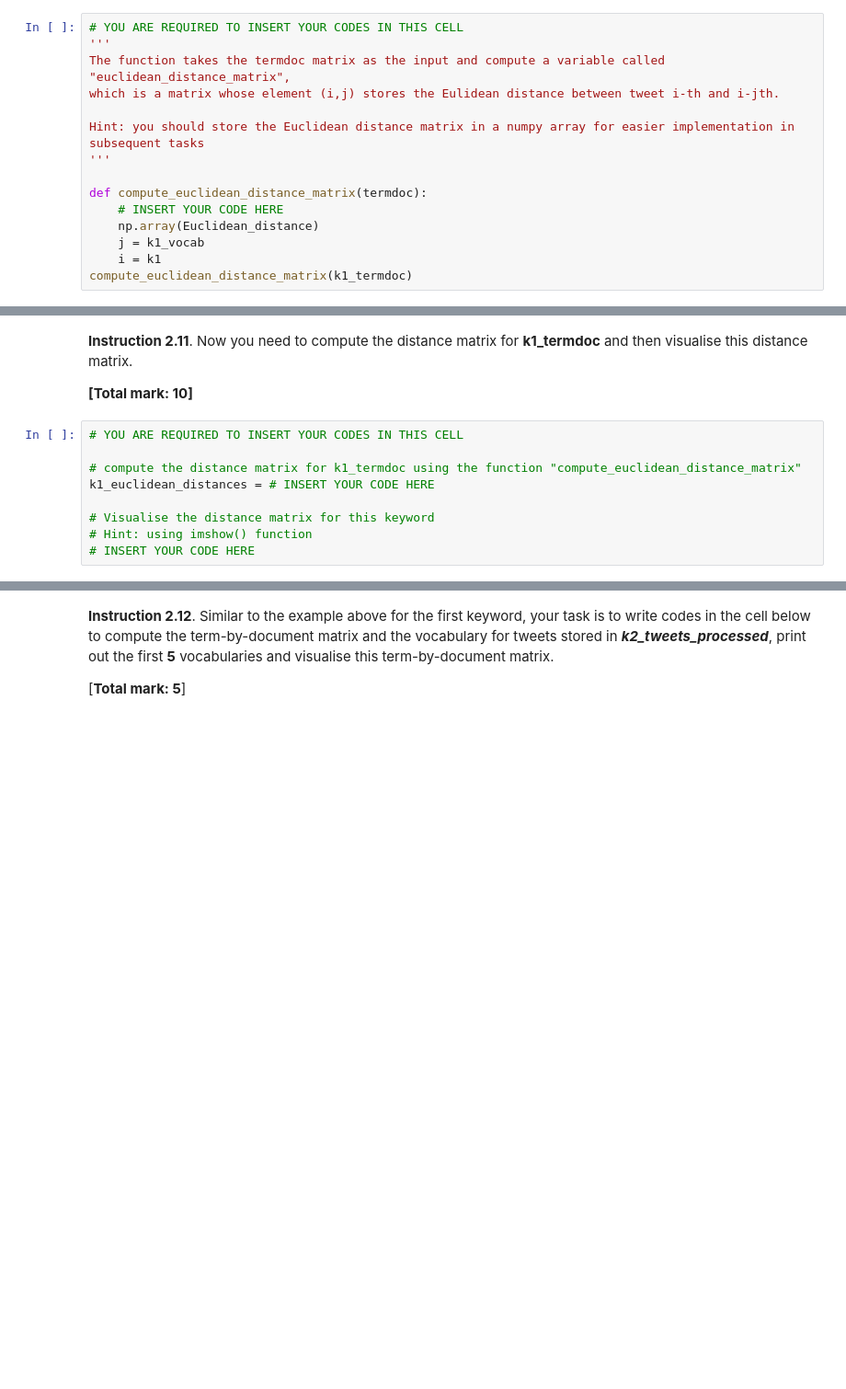
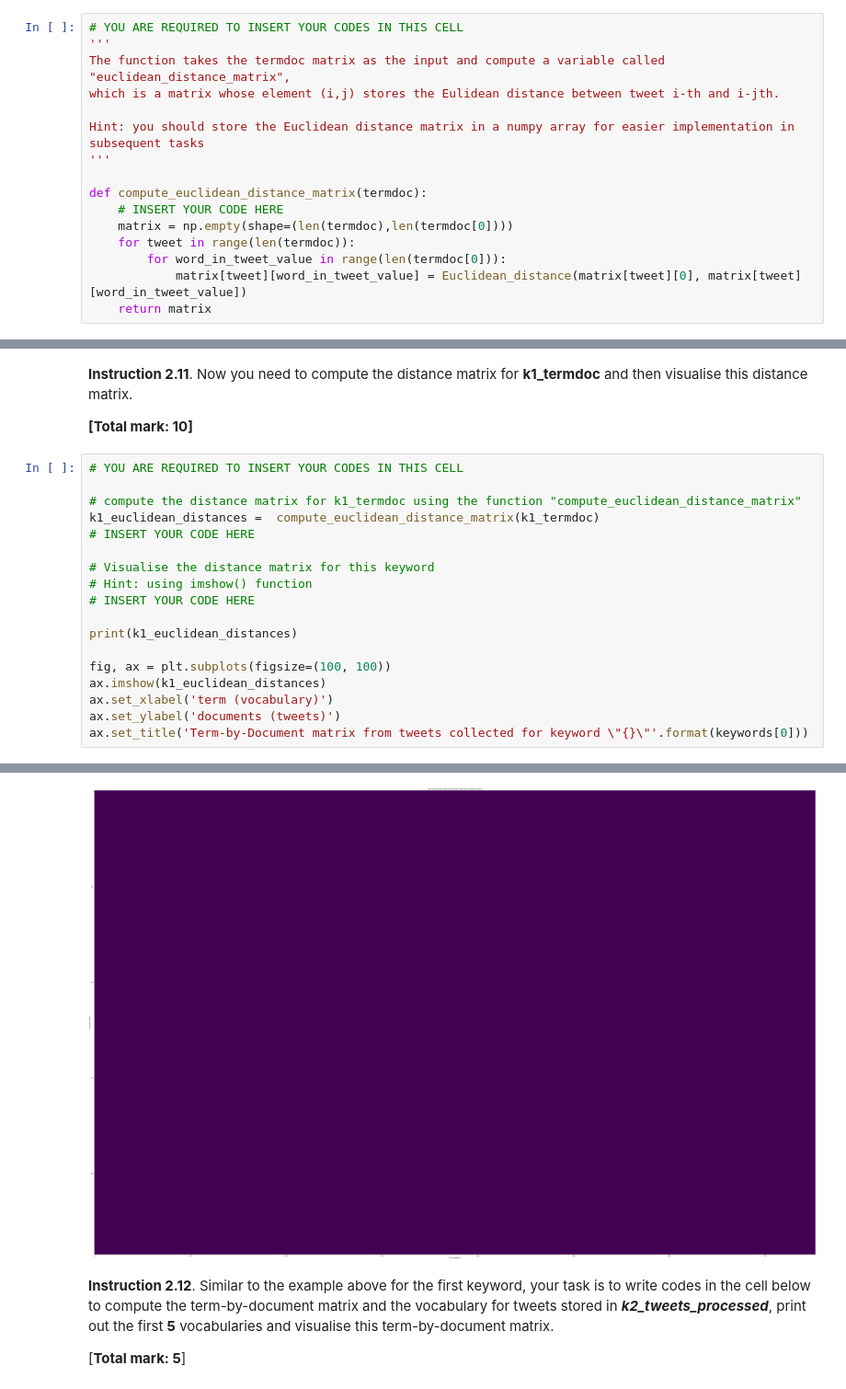
Before and after one commit to fbamashmos/codegeeks, a Jupyter notebook: workneededassign2 (1).ipynb, the cells around one changed output, grey strips where cells are left out. Shown: that part at 92% size. Drawn from its saved outputs; the diff is of its cells as text; blank space fills up the shorter version.

```diff
--- a/workneededassign2 (1).ipynb
+++ b/workneededassign2 (1).ipynb
@@ -927,7 +932,8 @@ Hint: you should store the Euclidean distance matrix in a numpy array for easier
 
 def compute_euclidean_distance_matrix(termdoc):
     # INSERT YOUR CODE HERE
-    np.array(Euclidean_distance)
-    j = k1_vocab
-    i = k1
-compute_euclidean_distance_matrix(k1_termdoc)
+    matrix = np.empty(shape=(len(termdoc),len(termdoc[0])))
+    for tweet in range(len(termdoc)):
+        for word_in_tweet_value in range(len(termdoc[0])):
+            matrix[tweet][word_in_tweet_value] = Euclidean_distance(matrix[tweet][0], matrix[tweet][word_in_tweet_value])
+    return matrix
@@ -941,8 +945,18 @@ NameError: name 'j' is not defined
 # YOU ARE REQUIRED TO INSERT YOUR CODES IN THIS CELL
 
 # compute the distance matrix for k1_termdoc using the function "compute_euclidean_distance_matrix"
-k1_euclidean_distances = # INSERT YOUR CODE HERE
+k1_euclidean_distances =  compute_euclidean_distance_matrix(k1_termdoc)
+# INSERT YOUR CODE HERE
 
 # Visualise the distance matrix for this keyword
 # Hint: using imshow() function
 # INSERT YOUR CODE HERE
+
+print(k1_euclidean_distances)
+
+fig, ax = plt.subplots(figsize=(100, 100))
+ax.imshow(k1_euclidean_distances)
+ax.set_xlabel('term (vocabulary)')
+ax.set_ylabel('documents (tweets)')
+ax.set_title('Term-by-Document matrix from tweets collected for keyword \"{}\"'.format(keywords[0]))
+# %% [output]
@@ -949,3 +971,4 @@ k1_euclidean_distances = # INSERT YOUR CODE HERE
+[figure, added]
 # %% [markdown]
 **Instruction 2.12**. Similar to the example above for the first keyword, your task is to write codes in the cell below to compute the term-by-document matrix and the vocabulary for tweets stored in ***k2_tweets_processed***, print out the first **5** vocabularies and visualise this term-by-document matrix.
 
```
Also changed, not shown: parts of 26 cells of this notebook.
